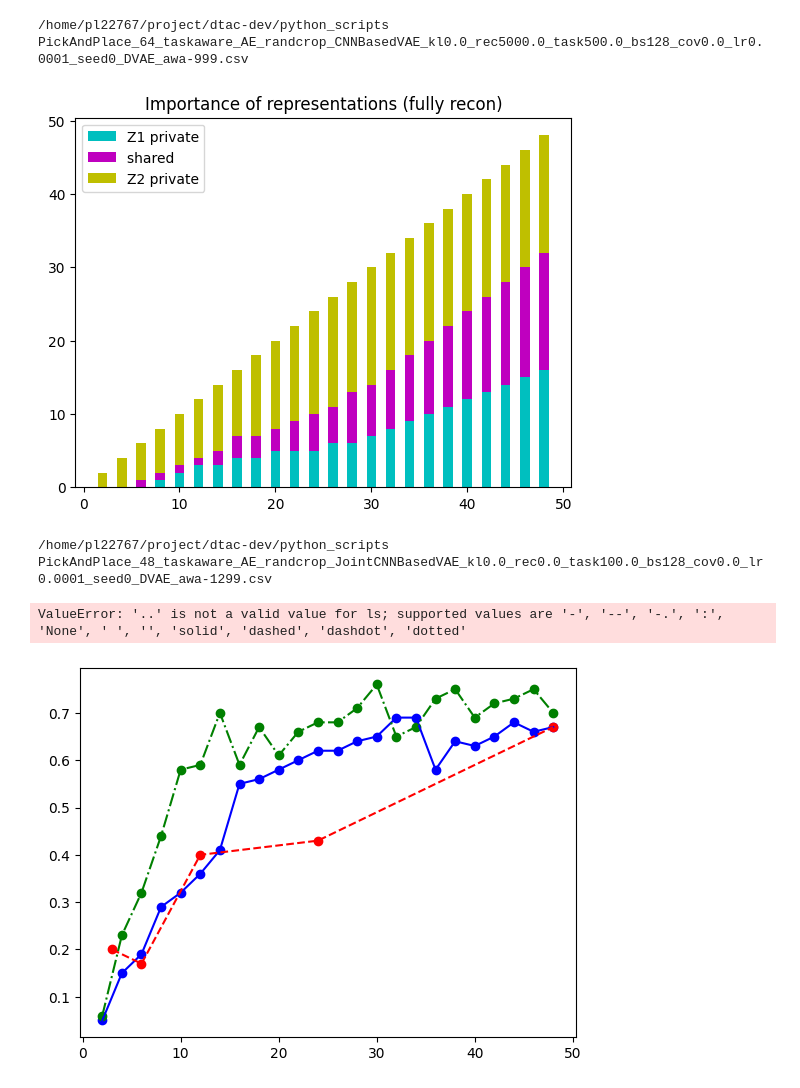
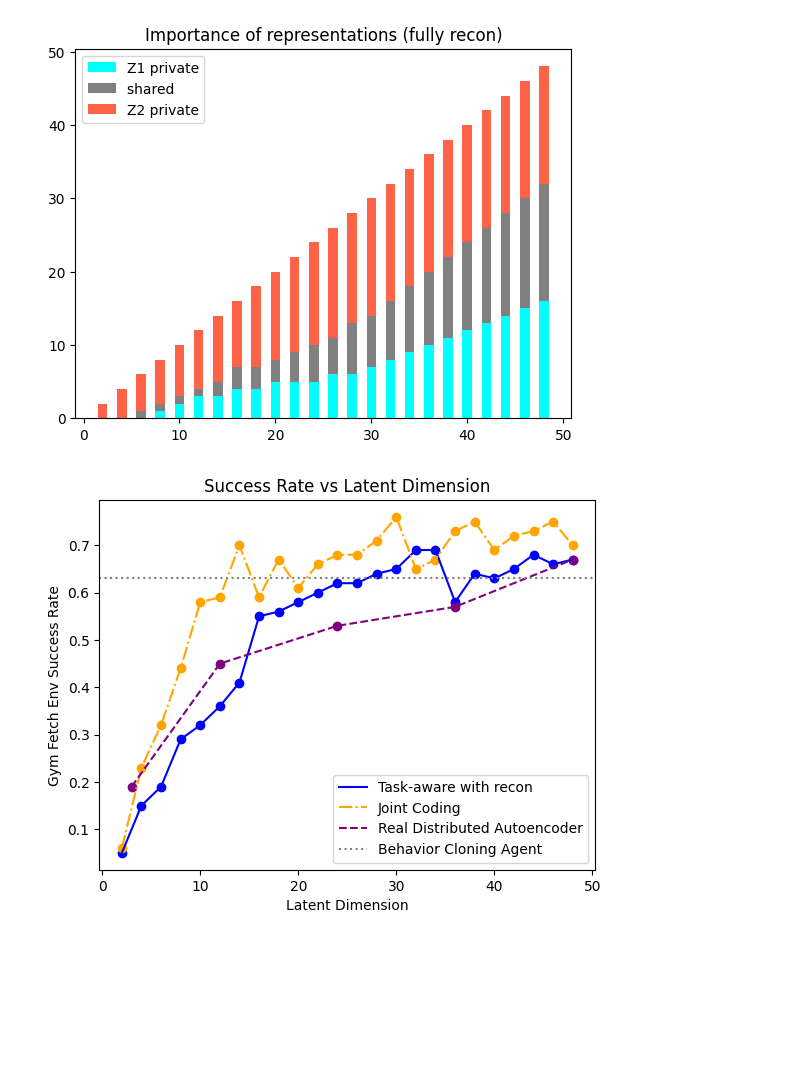
Before and after one commit to UTAustin-SwarmLab/Task-aware-Distributed-Source-Coding, a Jupyter notebook: python_scripts/plot＿pnp_eval.ipynb, the cells around one changed output. Cells and saved outputs as stored; diff of their text form; code cells hidden in the pictures; blank space fills up the shorter version.

```diff
--- a/python_scripts/plot＿pnp_eval.ipynb
+++ b/python_scripts/plot＿pnp_eval.ipynb
@@ -5,16 +17,4 @@ import csv
 # %%
-### Settings
-view_from = '2image' # '2image' or '_side' or '_arm'
-view, channel = 1, 3
-if view_from == '2image':
-    view, channel = 2, 6
-cropTF = '_nocrop' # '_nocrop' or ''
-
-image_cropped_size = 112 # 112
-image_orig_size = 128
-z_dim = 64
-vae_path = './gym_fetch/models/'
-
 beta_rec = 5000.0 # 98304.0 10000.0
 batch_size = 128
 beta_kl = 0.0 # 1.0 25.0
@@ -45,9 +45,7 @@ z_list.append([])
 sucess_rate.append([])
 vae_name = f'{dataset}_{z_dim}_taskaware_{model_type}_{rc}_{vae_model}_kl{beta_kl}_rec{beta_rec}_task{beta_task}_bs{batch_size}_cov{weight_cross_penalty}_lr{lr}_seed{VAE_seed}/DVAE_awa-{VAEepoch}.pth'
 csv_name = vae_name.replace('.pth', '.csv').replace('/DVAE', '_DVAE')
-import os
-print(os.getcwd())
-print(csv_name)
+
 with open('../csv_data/' + csv_name, 'r') as f:
     reader = csv.reader(f)
     for row in reader:
@@ -64,9 +62,9 @@ rep_dims = np.array(rep_dims)
 
 ### stacked bar plot
 colors = ['blue', 'orange', 'green']
-plt.bar(z_list[0], rep_dims[0], 1, color='c', label='Z1 private')
-plt.bar(z_list[0], rep_dims[1], 1, color='m', label='shared ', bottom=rep_dims[0])
-plt.bar(z_list[0], rep_dims[2], 1, color='y', label='Z2 private', bottom=rep_dims[0]+rep_dims[1])
+plt.bar(z_list[0], rep_dims[0], 1, color='cyan', label='Z1 private')
+plt.bar(z_list[0], rep_dims[1], 1, color='grey', label='shared ', bottom=rep_dims[0])
+plt.bar(z_list[0], rep_dims[2], 1, color='tomato', label='Z2 private', bottom=rep_dims[0]+rep_dims[1])
 plt.legend(loc="upper left")
 plt.title('Importance of representations (fully recon)')
 plt.show()
@@ -88,46 +86,39 @@ lr = 1e-4
 rep_dims = [[], [], []]
 z_list.append([])
 sucess_rate.append([])
 vae_name = f'{dataset}_{z_dim}_taskaware_{model_type}_{rc}_{vae_model}_kl{beta_kl}_rec{beta_rec}_task{beta_task}_bs{batch_size}_cov{weight_cross_penalty}_lr{lr}_seed{VAE_seed}/DVAE_awa-{VAEepoch}.pth'
 csv_name = vae_name.replace('.pth', '.csv').replace('/DVAE', '_DVAE')
-import os
-print(os.getcwd())
-print(csv_name)
+
 with open('../csv_data/' + csv_name, 'r') as f:
     reader = csv.reader(f)
     for row in reader:
         if row[0] == 'dpca_dim':
             continue
         else:
             z_list[-1].append(int(row[0]))
             sucess_rate[-1].append(float(row[4]))
             rep_dims[0].append(int(row[5]))
             rep_dims[1].append(int(row[6]))
             rep_dims[2].append(int(row[7]))
 
 rep_dims = np.array(rep_dims)
 
-label = ['Task-aware with recon', 'Joint Coding', 'Fully recon']
-color_list = ['b', 'g', 'r']
-line_style = ['-', '-.', '-.']
+label = ['Task-aware with recon', 'Joint Coding']
+color_list = ['b', 'orange']
+line_style = ['-', '-.']
 ### plot
 for l, z, sr, c, ls in zip(label, z_list, sucess_rate, color_list, line_style):
     plt.plot(z, sr, c=c, label=l, linestyle=ls)
     plt.scatter(z, sr, c=c)
 ### real learning model
-plt.plot([3, 6, 12, 24, 48], [0.20, 0.17, 0.40, 0.43, 0.67], c='r', label='Real Distributed Autoencoder', linestyle='--')
-plt.scatter([3, 6, 12, 24, 48], [0.20, 0.17, 0.40, 0.43, 0.67], c='r')
-plt.axhline(y = 0.63, color = 'black', linestyle = ':', label='Behavior Cloning Agent')
+plt.plot([3, 12, 24, 36, 48], [0.19, 0.45, 0.53, 0.57, 0.67], c='purple', label='Real Distributed Autoencoder', linestyle='--')
+plt.scatter([3, 12, 24, 36, 48], [0.19, 0.45, 0.53, 0.57, 0.67], c='purple')
+plt.axhline(y = 0.63, color = 'gray', linestyle = ':', label='Behavior Cloning Agent')
 plt.ylabel("Gym Fetch Env Success Rate")
 plt.xlabel("Latent Dimension")
 plt.title(f"Success Rate vs Latent Dimension") # \n beta kl={beta_kl}, beta_rec={beta_rec},task weight={task_weight}, beta_cor={weight_cross_penalty}")
 plt.legend()
 plt.show()
 # %% [output]
-/home/pl22767/project/dtac-dev/python_scripts
-PickAndPlace_64_taskaware_AE_randcrop_CNNBasedVAE_kl0.0_rec5000.0_task500.0_bs128_cov0.0_lr0.0001_seed0_DVAE_awa-999.csv
-[figure, old version]
+[figure, new version]
-/home/pl22767/project/dtac-dev/python_scripts
-PickAndPlace_48_taskaware_AE_randcrop_JointCNNBasedVAE_kl0.0_rec0.0_task100.0_bs128_cov0.0_lr0.0001_seed0_DVAE_awa-1299.csv
-ValueError: '..' is not a valid value for ls; supported values are '-', '--', '-.', ':', 'None', ' ', '', 'solid', 'dashed', 'dashdot', 'dotted'
-[figure, old version]
+[figure, new version]
```
Also changed, not shown: parts of 3 cells of this notebook, 8 other files.
